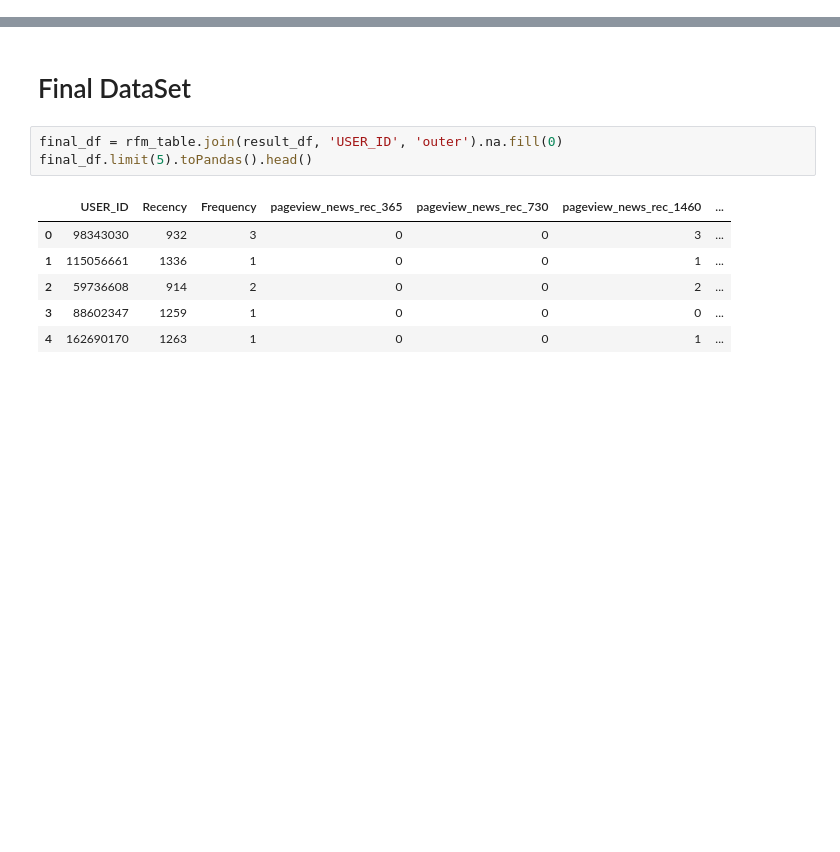
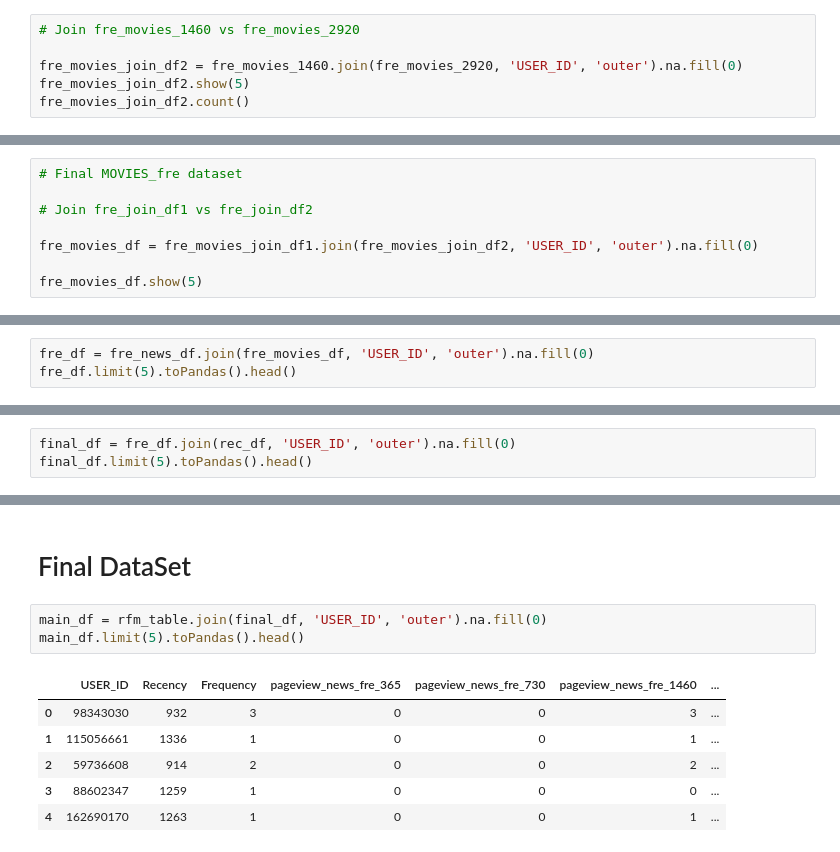
Before and after one commit to ripattna/Project, a Jupyter notebook: Jupyter_Notebook/PySpark/Case-Study-Data-Processing.ipynb, the cells around one changed output, grey strips where cells are left out. Saved outputs shown, nothing was run; the diff lists cells and outputs as text; blank space fills up the shorter version.

```diff
--- a/Jupyter_Notebook/PySpark/Case-Study-Data-Processing.ipynb
+++ b/Jupyter_Notebook/PySpark/Case-Study-Data-Processing.ipynb
@@ -460,0 +631,6 @@ result_df.limit(5).toPandas().head()
+# %%
+# Join fre_movies_1460 vs fre_movies_2920
+
+fre_movies_join_df2 = fre_movies_1460.join(fre_movies_2920, 'USER_ID', 'outer').na.fill(0)
+fre_movies_join_df2.show(5)
+fre_movies_join_df2.count()
@@ -460,0 +649,8 @@ result_df.limit(5).toPandas().head()
+# %%
+# Final MOVIES_fre dataset
+
+# Join fre_join_df1 vs fre_join_df2
+
+fre_movies_df = fre_movies_join_df1.join(fre_movies_join_df2, 'USER_ID', 'outer').na.fill(0)
+
+fre_movies_df.show(5)
@@ -460,0 +670,3 @@ result_df.limit(5).toPandas().head()
+# %%
+fre_df = fre_news_df.join(fre_movies_df, 'USER_ID', 'outer').na.fill(0)
+fre_df.limit(5).toPandas().head()
@@ -460,0 +682,3 @@ result_df.limit(5).toPandas().head()
+# %%
+final_df = fre_df.join(rec_df, 'USER_ID', 'outer').na.fill(0)
+final_df.limit(5).toPandas().head()
@@ -461,10 +692,10 @@ result_df.limit(5).toPandas().head()
 # %% [markdown]
 # Final DataSet
 # %%
-final_df = rfm_table.join(result_df, 'USER_ID', 'outer').na.fill(0)
-final_df.limit(5).toPandas().head()
+main_df = rfm_table.join(final_df, 'USER_ID', 'outer').na.fill(0)
+main_df.limit(5).toPandas().head()
 # %% [output]
-|  | USER_ID | Recency | Frequency | pageview_news_rec_365 | pageview_news_rec_730 | pageview_news_rec_1460 | ... |
+|  | USER_ID | Recency | Frequency | pageview_news_fre_365 | pageview_news_fre_730 | pageview_news_fre_1460 | ... |
 | 0 | 98343030 | 932 | 3 | 0 | 0 | 3 | ... |
 | 1 | 115056661 | 1336 | 1 | 0 | 0 | 1 | ... |
 | 2 | 59736608 | 914 | 2 | 0 | 0 | 2 | ... |
```
Also changed, not shown: parts of 31 cells of this notebook.
